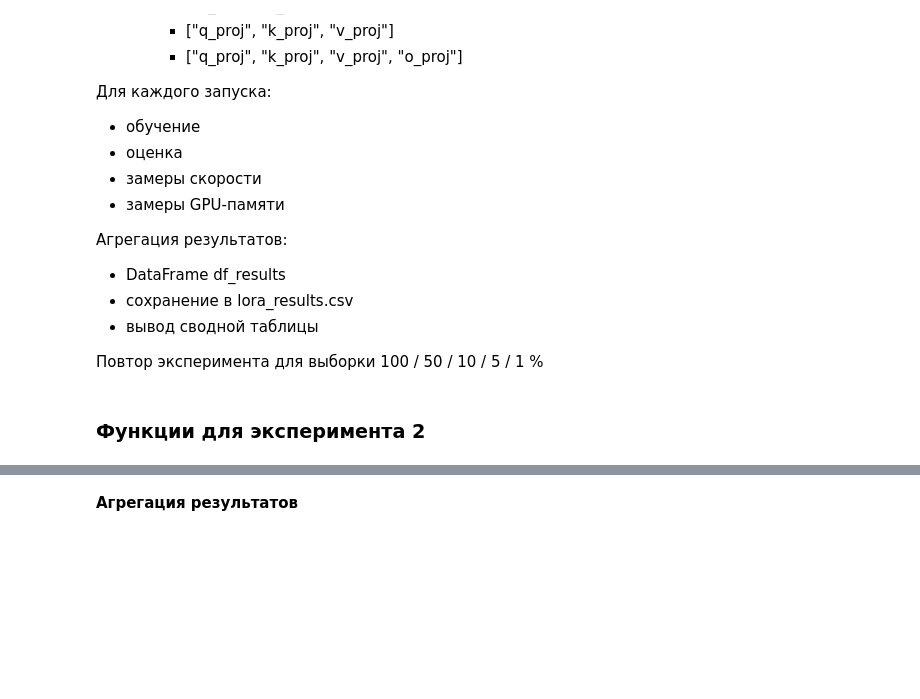
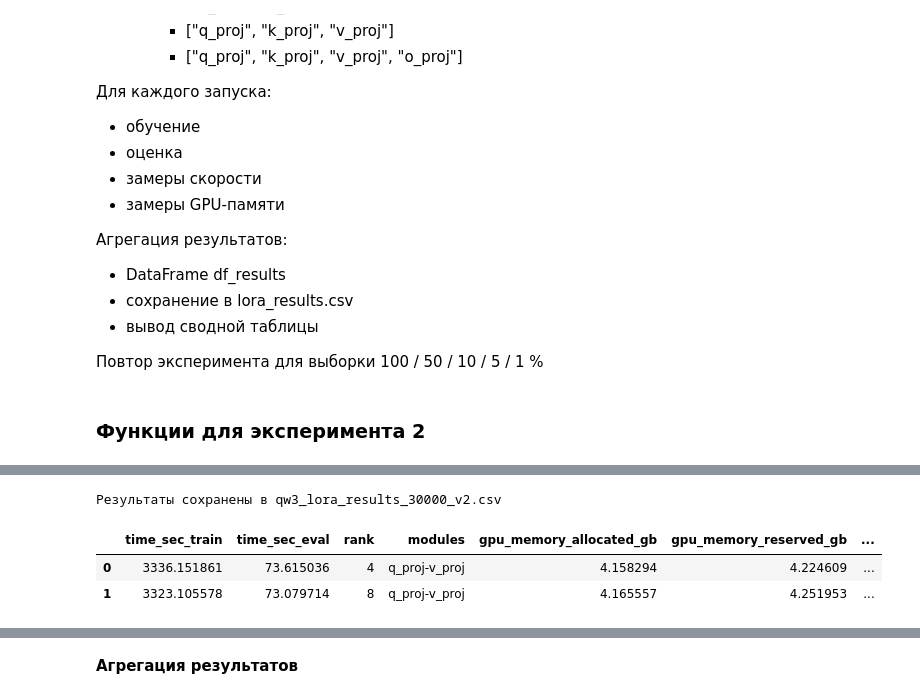
Before and after one commit to Lemekhova/msc-lemekhova, a Jupyter notebook: Эксперименты/Qwen3_AG_news/Exp_AG_qw3.ipynb, the cells around one changed output, grey strips where cells are left out. Drawn from its saved outputs; the diff is of its cells as text; code cells hidden in the pictures; blank space fills up the shorter version.

```diff
--- a/Эксперименты/Qwen3_AG_news/Exp_AG_qw3.ipynb
+++ b/Эксперименты/Qwen3_AG_news/Exp_AG_qw3.ipynb
@@ -768,2 +731,21 @@ def run_experiment(rank, target_modules, output_dir="./outputs"):
 # %%
 train_tok, test_tok = prepare_dataset(sample_frac=1.0)
+# %%
+# LoRA эксперименты
+ranks = [4, 8]
+modules_list = [
+    ["q_proj", "v_proj"]
+]
+
+results = []
+
+for r in ranks:
+    for m in modules_list:
+        print(f"\n=== Запуск LoRA r={r}, modules={m} ===")
+        try:
+            metrics = run_experiment(rank=r, target_modules=m)
+            print(metrics)
+            results.append(metrics)
+        except Exception as e:
+            print(f"Ошибка в эксперименте r={r}, modules={m}: {e}")
+            continue
@@ -770,3 +789,16 @@ train_tok, test_tok = prepare_dataset(sample_frac=1.0)
+# %%
+# Создаем DataFrame со всеми результатами
+df_results = pd.DataFrame(results)
+
+# Сохраняем результаты
+df_results.to_csv("qw3_lora_results_30000_v2.csv", index=False)
+print("\nРезультаты сохранены в qw3_lora_results_30000_v2.csv")
+df_results
+# %% [output]
+Результаты сохранены в qw3_lora_results_30000_v2.csv
+|  | time_sec_train | time_sec_eval | rank | modules | gpu_memory_allocated_gb | gpu_memory_reserved_gb | ... |
+| 0 | 3336.151861 | 73.615036 | 4 | q_proj-v_proj | 4.158294 | 4.224609 | ... |
+| 1 | 3323.105578 | 73.079714 | 8 | q_proj-v_proj | 4.165557 | 4.251953 | ... |
 # %%
 # LoRA эксперименты
 ranks = [4, 8, 16, 32]
```
Also changed, not shown: parts of 129 cells of this notebook.
